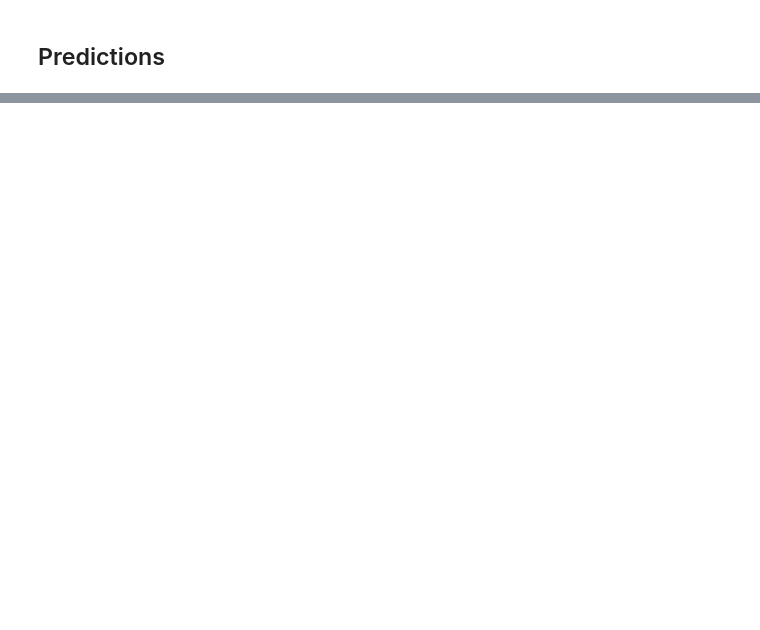
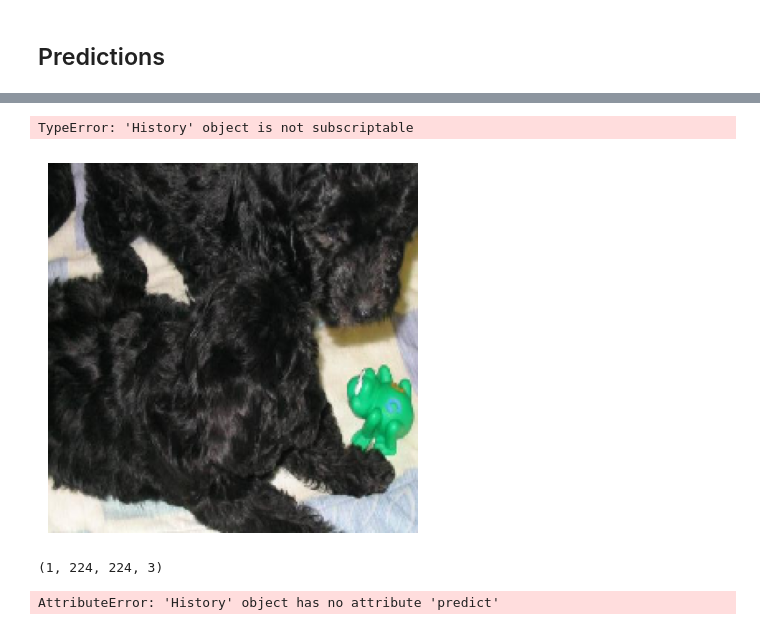
Before and after one commit to RiccardoDAndrea/SceneDetect, a Jupyter notebook: Image_classification_scripts/mobilenet_v2.ipynb, the cells around one changed output, grey strips where cells are left out. Saved outputs shown, nothing was run; the diff lists cells and outputs as text; code cells hidden in the pictures; blank space fills up the shorter version.

```diff
--- a/Image_classification_scripts/mobilenet_v2.ipynb
+++ b/Image_classification_scripts/mobilenet_v2.ipynb
@@ -242,0 +331,30 @@ Das Bild zeigt die Hund Klasse.
+# %%
+import numpy as np
+from tensorflow.keras.preprocessing import image
+from tensorflow.keras.applications.mobilenet_v2 import preprocess_input
+
+# Pfad zum Bild
+image_path = r'user_pictures\100_pic_test\cats\1567.jpg'
+
+# Bild laden und vorverarbeiten
+img = image.load_img(image_path, target_size=(224, 224))  # Größe muss zu deinem Modell passen
+img_array = image.img_to_array(img)  # Bild in ein Array umwandeln
+img_array = np.expand_dims(img_array, axis=0)  # Batch-Dimension hinzufügen
+img_array = preprocess_input(img_array)  # Vorverarbeitung für MobileNetV2
+
+# Vorhersage mit dem Modell
+prediction = MobileNetV2_finetuned.predict(img_array)
+
+# Vorhersage auswerten
+predicted_class = np.argmax(prediction)  # Index der höchsten Wahrscheinlichkeit
+
+# Laden der ImageNet-Klassen aus der Datei
+with open('imagenet_classes.txt', 'r') as file:
+    imagenet_classes = [line.strip() for line in file.readlines()]
+
+# Überprüfen, ob der Index gültig ist
+if predicted_class < len(imagenet_classes):
+    predicted_label = imagenet_classes[predicted_class]
+    print(f'Die vorhergesagte Klasse ist: {predicted_label} mit einer Wahrscheinlichkeit von {prediction[0][predicted_class]:.2f}')
+else:
+    print("Vorhergesagter Index liegt außerhalb des gültigen Bereichs der Klassenlabels.")
@@ -242,0 +527,33 @@ Das Bild zeigt die Hund Klasse.
+# %%
+# Beispiel für das Plotten der Trainings- und Validierungsgenauigkeit
+plt.plot(history_fine['accuracy'], label='Training Accuracy')
+plt.plot(history_fine['val_accuracy'], label='Validation Accuracy')
+plt.title('Model Accuracy')
+plt.xlabel('Epochs')
+plt.ylabel('Accuracy')
+plt.legend()
+plt.show()
+
+# Beispiel für das Plotten des Trainings- und Validierungsverlusts
+plt.plot(history_fine['loss'], label='Training Loss')
+plt.plot(history_fine['val_loss'], label='Validation Loss')
+plt.title('Model Loss')
+plt.xlabel('Epochs')
+plt.ylabel('Loss')
+plt.legend()
+plt.show()
+# %% [output]
+TypeError: 'History' object is not subscriptable
+# %%
+# Bild laden
+image_path = r"cats_and_dogs_small\test\dogs\1509.jpg"
+
+# Bild auf die gewünschte Eingabegröße skalieren unsere Modell nimmt 180 x 180 x3
+img = image.load_img(image_path, target_size=(224, 224))
+
+# Bild anzeigen
+plt.imshow(img)
+plt.axis("off")
+plt.show()
+# %% [output]
+[figure, added]
@@ -242,0 +569,10 @@ Das Bild zeigt die Hund Klasse.
+# %%
+data = preprocess_input(data)
+data.shape
+# %% [output]
+(1, 224, 224, 3)
+# %%
+predictions = history.predict(data)
+print('Shape: {}'.format(predictions.shape))
+# %% [output]
+AttributeError: 'History' object has no attribute 'predict'
```
Also changed, not shown: parts of 36 cells of this notebook, 2 other files.
